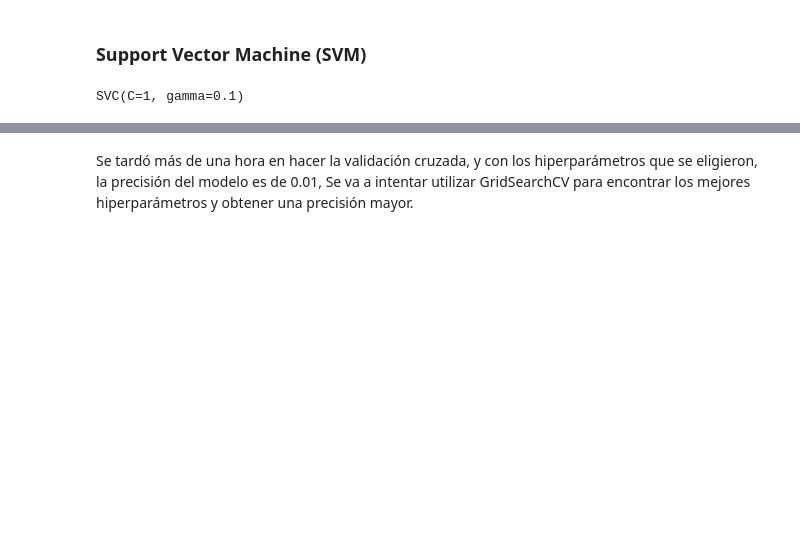
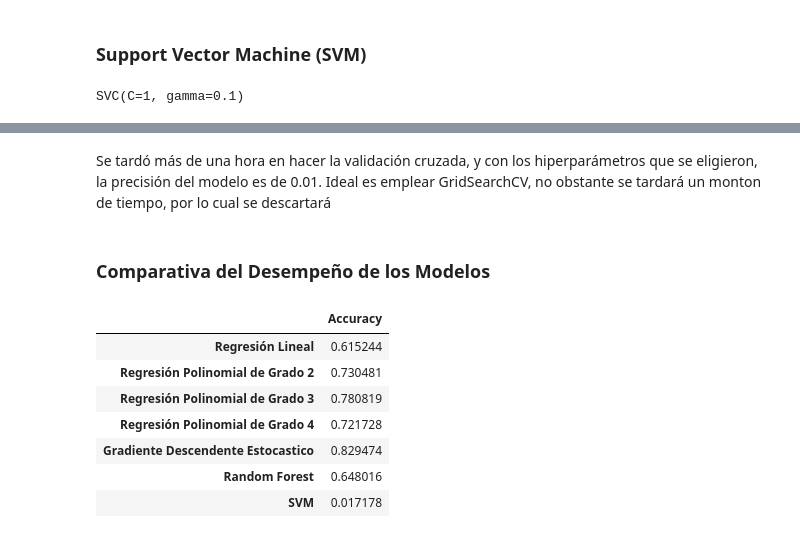
Before and after one commit to Carlososuna11/washington-homes-for-sale, a Jupyter notebook: Proyecto.ipynb, the cells around one changed output, grey strips where cells are left out. Saved outputs shown, nothing was run; the diff lists cells and outputs as text; code cells hidden in the pictures; blank space fills up the shorter version.

```diff
--- a/Proyecto.ipynb
+++ b/Proyecto.ipynb
@@ -882,3 +883,3 @@ Intercept [ 0.          0.         -0.52557136 ...  0.          0.
   0.        ]
 # %% [markdown]
-Se tardó más de una hora en hacer la validación cruzada, y con los hiperparámetros que se eligieron, la precisión del modelo es de 0.01, Se va a intentar utilizar GridSearchCV para encontrar los mejores hiperparámetros y obtener una precisión mayor.
+Se tardó más de una hora en hacer la validación cruzada, y con los hiperparámetros que se eligieron, la precisión del modelo es de 0.01. Ideal es emplear GridSearchCV, no obstante se tardará un monton de tiempo, por lo cual se descartará
@@ -889,0 +886,2 @@ svm_clf = GridSearchCV(SVC(kernel='rbf',probability=True), param_grid, cv=10)
+# %% [markdown]
+### Comparativa del Desempeño de los Modelos
@@ -889,0 +901,11 @@ svm_clf = GridSearchCV(SVC(kernel='rbf',probability=True), param_grid, cv=10)
+# %%
+accuracy_dataset
+# %% [output]
+|  | Accuracy |
+| Regresión Lineal | 0.615244 |
+| Regresión Polinomial de Grado 2 | 0.730481 |
+| Regresión Polinomial de Grado 3 | 0.780819 |
+| Regresión Polinomial de Grado 4 | 0.721728 |
+| Gradiente Descendente Estocastico | 0.829474 |
+| Random Forest | 0.648016 |
+| SVM | 0.017178 |
```
Also changed, not shown: parts of 32 cells of this notebook.
